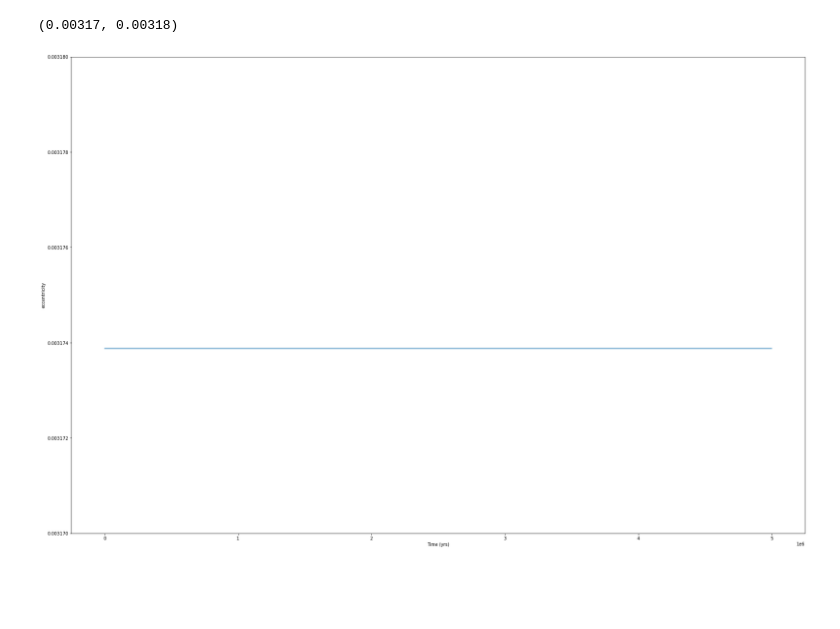
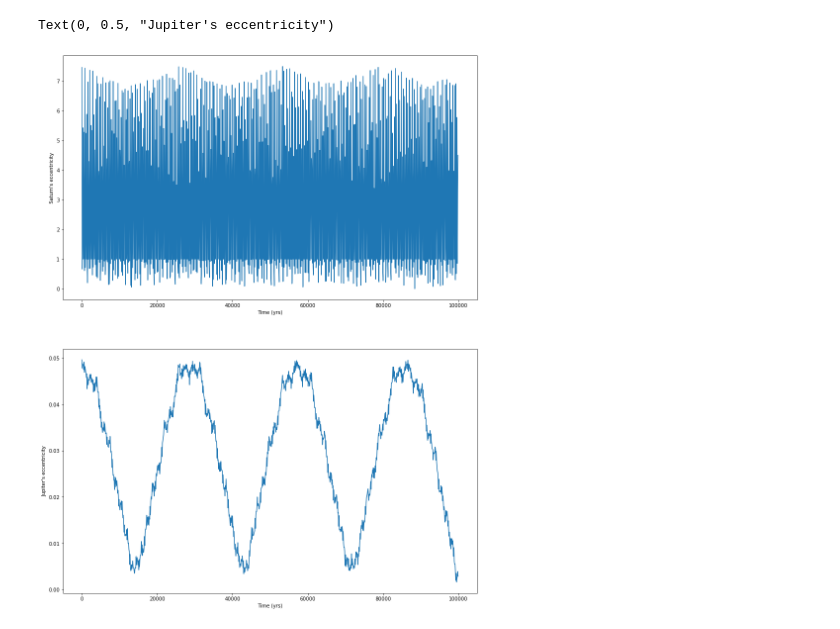
Before and after one commit to hdayuan/F21_JP_Titan-Sims, a Jupyter notebook: test_jupiter.ipynb, the cells around one changed output. Drawn from its saved outputs; the diff is of its cells as text; code cells hidden in the pictures; blank space fills up the shorter version.

```diff
--- a/test_jupiter.ipynb
+++ b/test_jupiter.ipynb
@@ -1,67 +1,61 @@
 # %%
 import rebound
-import reboundx
 import numpy as np
 import matplotlib.pyplot as plt
+import time
 
 # Global Constants
 G = 6.67e-11 # G in SI units ****
 M_SUN = 1.9891e30 # mass of sun in kg ****
 AU_TO_M = 1.496e+11 # meters in one AU
 YR_TO_SEC = 365.25*24.*3600. # seconds in a year
 
 # Check accuracy of all the following constants
 mSat = 0.0002857 # mass of saturn in solar masses
 aSat = 9.5549 # semi-major axis of Saturn's orbit in AU
 eSat = 0.0565 # eccentricity of Saturn
 mJup = (1.898e+27)/M_SUN
 aJup = (778.570e+9)/AU_TO_M
 eJup = 0.0489
 
-rSat = 0.00038926024 # radius of Saturn in AU
-oSat = 26.7 * np.pi / 180. # obliquity of Saturn in radians
-j2Sat = 16298e-6 # J2 of Saturn (Murray and Dermott p 531)
-# calculated later # QSat = 5000. # Tidal Q factor of Saturn (Lainey et al.)
-k2Sat = 0.39 # Love number of Saturn *** CHECK THIS ***
-curr_aTitan = 0.008167696467 # modern-day semi-major axis of titan in AU
-mTitan = 0.0000000676319759 # mass of titan in solar masses
-eTitan = 0.001 # initial eccentricity of Titan's orbit ***** Modify as needed *****
-rTitan = 0.04421567543 * rSat # radius of Titan in AU
-k2Titan = 0.15 # Love number of Titan *** CHECK THIS ***
-QTitan = 100. # Tidal Q factor of Titan
-
 sim = rebound.Simulation()
 sim.units = ('AU', 'yr', 'MSun')
 sim.integrator = "ias15"
-sim.dt = 1.
 
-sim.add(m=1., hash="Sun")
-sim.add(m=mSat, a=aSat, e=eSat, hash="Saturn")
-sim.add(m=mJup, a=aJup, e=eJup, hash="Jupiter")
+"""sim.add(m=1.)
+sim.add(m=mSat, a=aSat, e=eSat, hash='Saturn')
+sim.add(m=mJup, a=aJup, e=eJup, hash='Jupiter')
 
-# saturn = rebound.Particle(m=mSat, hash="Saturn")
-# sim.add(saturn)
-# sun = rebound.Particle(sim, primary=saturn, m=mSat, a=aSat, e=eSat, hash="Sun")
-# sim.add(sun)
-# jupiter = rebound.Particle(sim, primary=sun, m=mJup, a=aJup, e=eJup, hash="Jupiter")
-# sim.add(jupiter)
+"""
+saturn = rebound.Particle(m=mSat, hash="Saturn")
+sim.add(saturn)
+sun = rebound.Particle(sim, primary=saturn, m=1., a=aSat, e=eSat, hash="Sun")
+sim.add(sun)
+jupiter = rebound.Particle(sim, primary=sun, m=mJup, a=aJup, e=eJup, hash="Jupiter")
+sim.add(jupiter)
 
-e_array = [0] * 1000000
-t_array = [0] * 1000000
-for i in range(1000000):
-    sim.integrate(5.)
-    sim.move_to_hel()
-    e_array[i] = np.abs(sim.particles["Saturn"].e - eSat)
-    t_array[i] = 5.*i
+numSamples = 1000
+eS_array = [0] * numSamples
+eJ_array = [0] * numSamples
+t_array = [0] * numSamples
+for i in range(numSamples):
+    sim.integrate(100.*i)
+    sim.move_to_com()
+    eS_array[i] = sim.particles["Saturn"].calculate_orbit(primary=sun).e
+    eJ_array[i] = sim.particles["Jupiter"].e
+    t_array[i] = sim.t
 
-fig, axs = plt.subplots(1)
+fig, axs = plt.subplots(2)
 
-fig.set_size_inches(30, 20)
+fig.set_size_inches(15, 20)
 
-axs.plot(t_array,e_array)
-axs.set_xlabel('Time (yrs)')
-axs.set_ylabel('eccentricity')
-axs.set_ylim([0.00317, 0.00318])
+axs[0].plot(t_array,eS_array)
+axs[0].set_xlabel('Time (yrs)')
+axs[0].set_ylabel("Saturn's eccentricity")
+
+axs[1].plot(t_array,eJ_array)
+axs[1].set_xlabel("Time (yrs)")
+axs[1].set_ylabel("Jupiter's eccentricity")
 # %% [output]
-(0.00317, 0.00318)
+Text(0, 0.5, "Jupiter's eccentricity")
-[figure, old version]
+[figure, new version]
```
Also changed, not shown: 4 other files.
